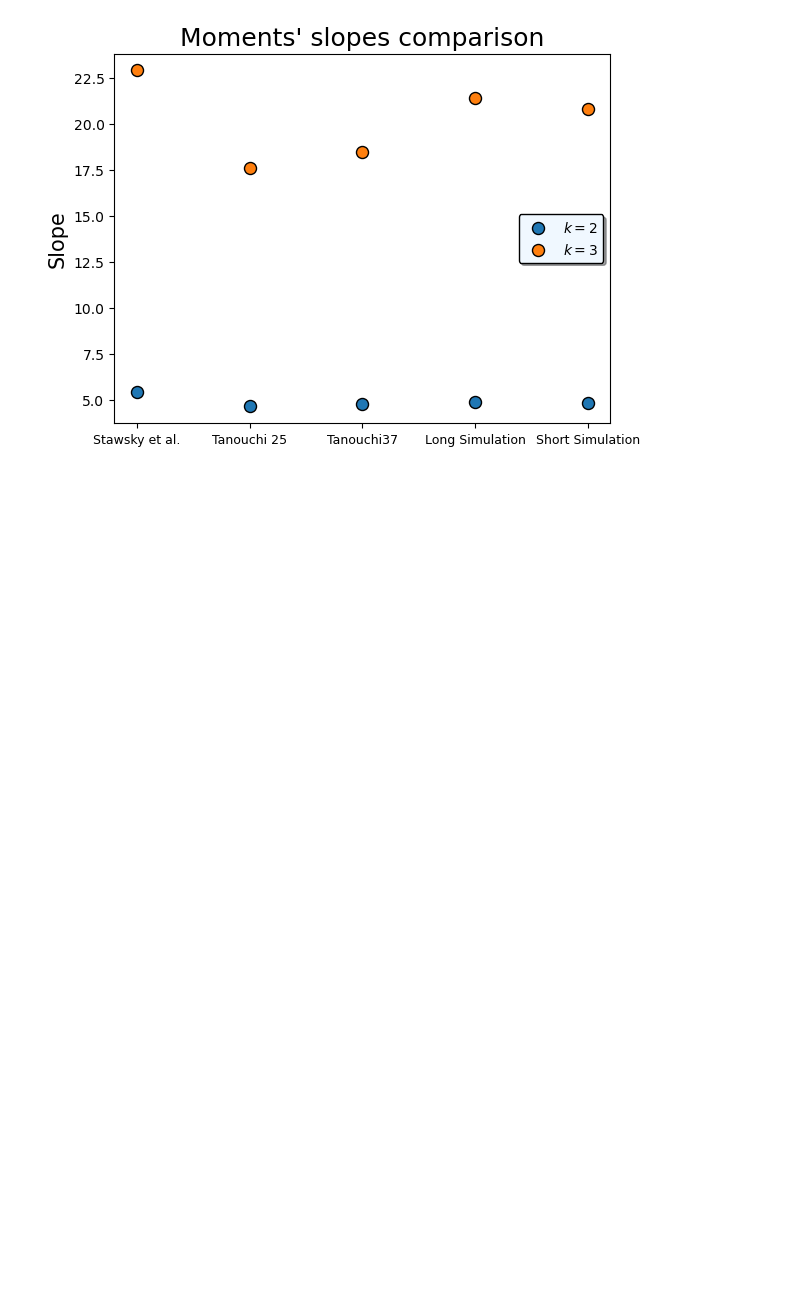
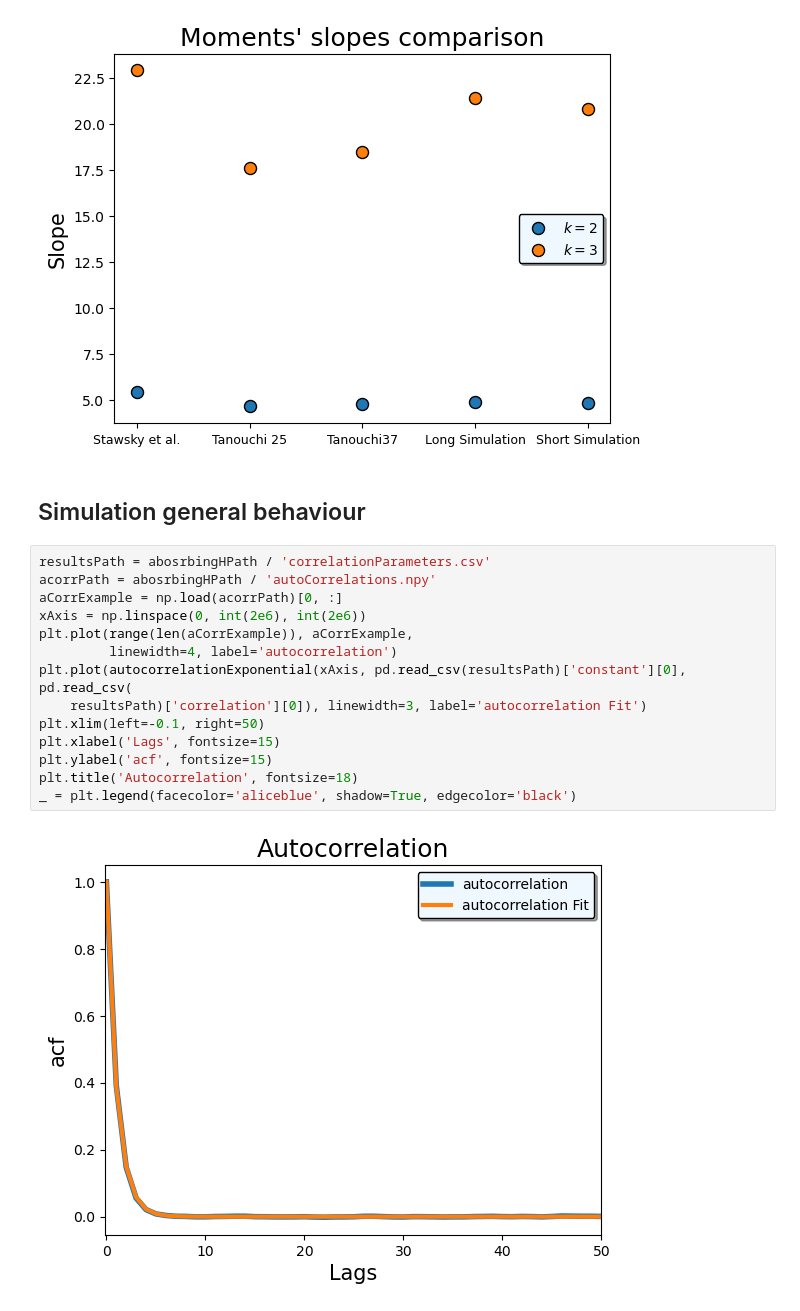
Before and after one commit to tommasoamico/masterThesis, a Jupyter notebook: code/pythonApp/visualization4.ipynb, the cells around one changed output. Saved outputs shown, nothing was run; the diff lists cells and outputs as text; blank space fills up the shorter version.

Commit message:
visualization 4 notebook almost done

```diff
--- a/code/pythonApp/visualization4.ipynb
+++ b/code/pythonApp/visualization4.ipynb
@@ -127,3 +131,21 @@ _ = plt.title('Moments\' slopes comparison', fontsize=18)
 plt.tick_params(axis='x', which='major', labelsize=9)
 # %% [output]
 [figure]
+# %% [markdown]
+## Simulation general behaviour
+# %%
+resultsPath = abosrbingHPath / 'correlationParameters.csv'
+acorrPath = abosrbingHPath / 'autoCorrelations.npy'
+aCorrExample = np.load(acorrPath)[0, :]
+xAxis = np.linspace(0, int(2e6), int(2e6))
+plt.plot(range(len(aCorrExample)), aCorrExample,
+         linewidth=4, label='autocorrelation')
+plt.plot(autocorrelationExponential(xAxis, pd.read_csv(resultsPath)['constant'][0], pd.read_csv(
+    resultsPath)['correlation'][0]), linewidth=3, label='autocorrelation Fit')
+plt.xlim(left=-0.1, right=50)
+plt.xlabel('Lags', fontsize=15)
+plt.ylabel('acf', fontsize=15)
+plt.title('Autocorrelation', fontsize=18)
+_ = plt.legend(facecolor='aliceblue', shadow=True, edgecolor='black')
+# %% [output]
+[figure, added]
```
Also changed, not shown: parts of 5 cells of this notebook, 8 other files.
